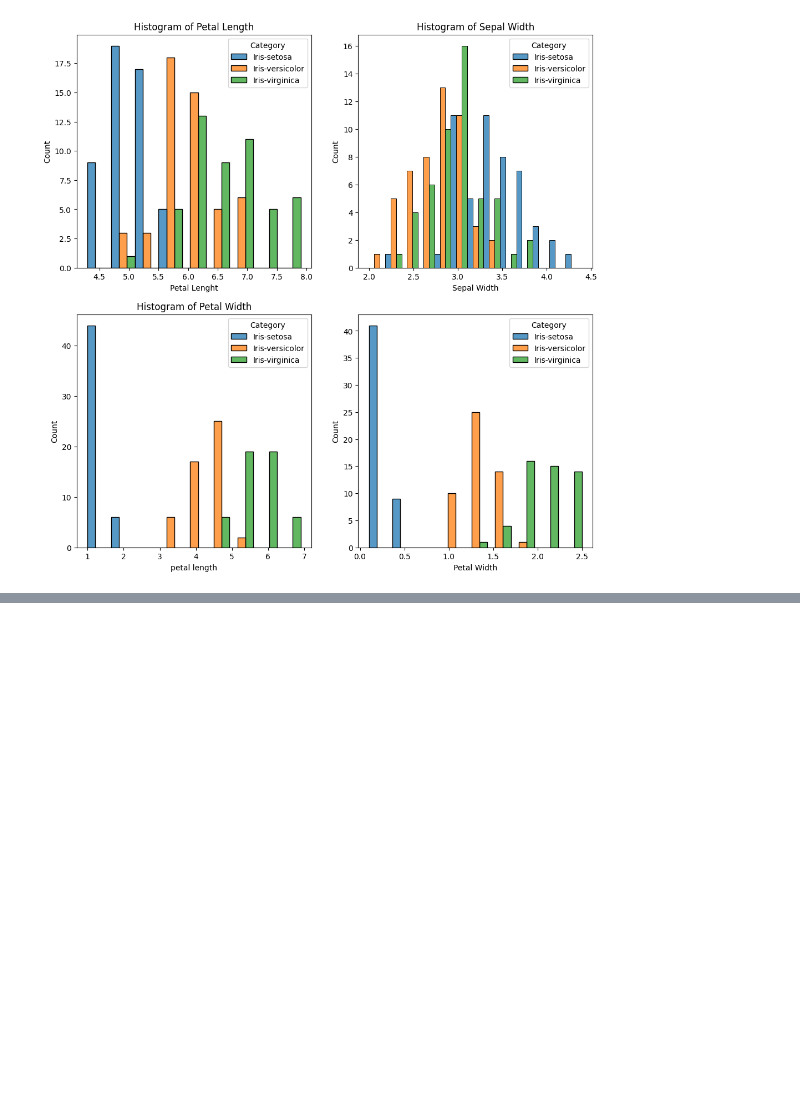
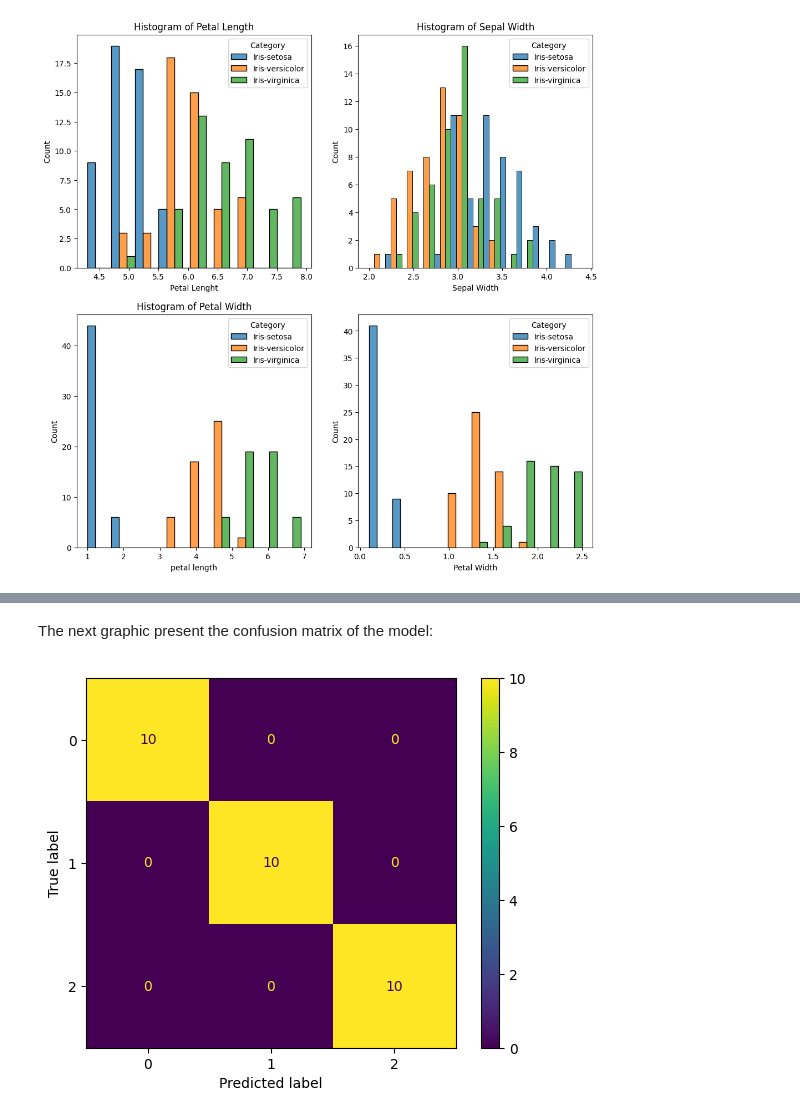
Before and after one commit to daagonzalezsa/Iris, a Jupyter notebook: Iris_Project.ipynb, the cells around one changed output, grey strips where cells are left out. Drawn from its saved outputs; the diff is of its cells as text; code cells hidden in the pictures; blank space fills up the shorter version.

Commit message:
Start the models to predict the category

```diff
--- a/Iris_Project.ipynb
+++ b/Iris_Project.ipynb
@@ -117,0 +127,3 @@ plt.show()
+# %%
+train = df.groupby("Category").sample(frac=0.8)
+test = df.drop(train.index)
@@ -117,0 +137,13 @@ plt.show()
+# %%
+LR = LogisticRegression().fit(train.drop('Category', axis=1), train['Category'])
+# %% [markdown]
+The next graphic present the confusion matrix of the model:
+# %%
+(metrics.
+ConfusionMatrixDisplay(
+    metrics.confusion_matrix(test['Category'],
+    LR.predict(test.drop("Category", axis = 1)))).plot())
+
+plt.show()
+# %% [output]
+[figure, added]
```
Also changed, not shown: parts of 4 cells of this notebook.
